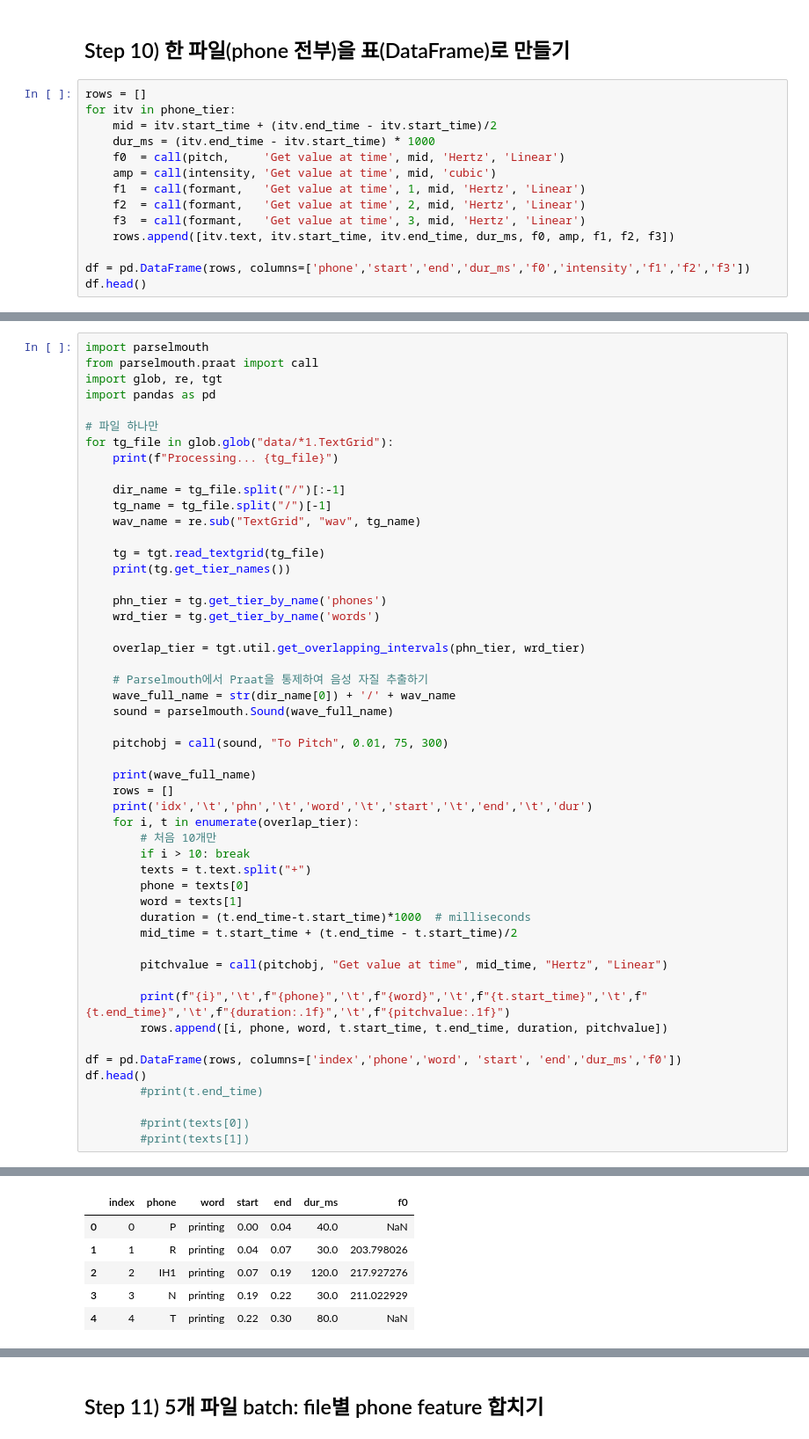
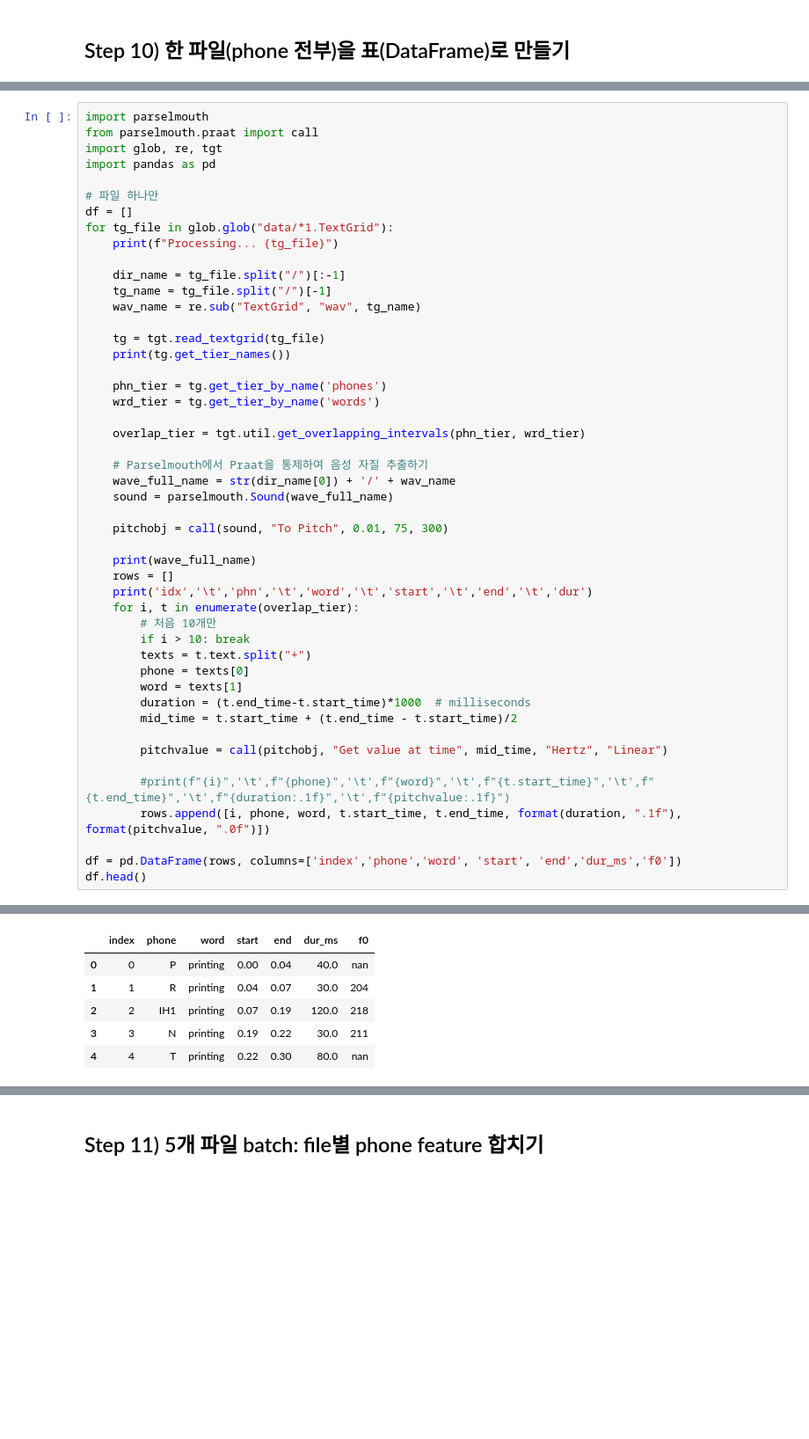
Before and after one commit to exphon/exphon2026, a Jupyter notebook: Parselmouth_Tutorial_Part_II.ipynb, the cells around one changed output, grey strips where cells are left out. Shown at 88% size. Saved outputs shown, nothing was run; the diff lists cells and outputs as text; blank space fills up the shorter version.

```diff
--- a/Parselmouth_Tutorial_Part_II.ipynb
+++ b/Parselmouth_Tutorial_Part_II.ipynb
@@ -115,16 +97,2 @@ IH0 150.0ms 178.28891382670977 76.74687010439837 524.9467947950468 2344.65054144
 # %% [markdown]
 ## Step 10) 한 파일(phone 전부)을 표(DataFrame)로 만들기
-# %%
-rows = []
-for itv in phone_tier:
-    mid = itv.start_time + (itv.end_time - itv.start_time)/2
-    dur_ms = (itv.end_time - itv.start_time) * 1000
-    f0  = call(pitch,     'Get value at time', mid, 'Hertz', 'Linear')
-    amp = call(intensity, 'Get value at time', mid, 'cubic')
-    f1  = call(formant,   'Get value at time', 1, mid, 'Hertz', 'Linear')
-    f2  = call(formant,   'Get value at time', 2, mid, 'Hertz', 'Linear')
-    f3  = call(formant,   'Get value at time', 3, mid, 'Hertz', 'Linear')
-    rows.append([itv.text, itv.start_time, itv.end_time, dur_ms, f0, amp, f1, f2, f3])
-
-df = pd.DataFrame(rows, columns=['phone','start','end','dur_ms','f0','intensity','f1','f2','f3'])
-df.head()
@@ -205,6 +164,7 @@ import glob, re, tgt
 import pandas as pd
 
 # 파일 하나만
+df = []
 for tg_file in glob.glob("data/*1.TextGrid"):
     print(f"Processing... {tg_file}")
 
@@ -240,15 +200,11 @@ for tg_file in glob.glob("data/*1.TextGrid"):
 
         pitchvalue = call(pitchobj, "Get value at time", mid_time, "Hertz", "Linear")
 
-        print(f"{i}",'\t',f"{phone}",'\t',f"{word}",'\t',f"{t.start_time}",'\t',f"{t.end_time}",'\t',f"{duration:.1f}",'\t',f"{pitchvalue:.1f}")
-        rows.append([i, phone, word, t.start_time, t.end_time, duration, pitchvalue])
+        #print(f"{i}",'\t',f"{phone}",'\t',f"{word}",'\t',f"{t.start_time}",'\t',f"{t.end_time}",'\t',f"{duration:.1f}",'\t',f"{pitchvalue:.1f}")
+        rows.append([i, phone, word, t.start_time, t.end_time, format(duration, ".1f"), format(pitchvalue, ".0f")])
 
 df = pd.DataFrame(rows, columns=['index','phone','word', 'start', 'end','dur_ms','f0'])
 df.head()
-        #print(t.end_time)
-
-        #print(texts[0])
-        #print(texts[1])
 # %% [output]
 Processing... data/LJ001-0001.TextGrid
 ['words', 'phones']
@@ -268,6 +213,6 @@ idx      phn     word    start   end     dur
 |  | index | phone | word | start | end | dur_ms | f0 |
-| 0 | 0 | P | printing | 0.00 | 0.04 | 40.0 | NaN |
-| 1 | 1 | R | printing | 0.04 | 0.07 | 30.0 | 203.798026 |
-| 2 | 2 | IH1 | printing | 0.07 | 0.19 | 120.0 | 217.927276 |
-| 3 | 3 | N | printing | 0.19 | 0.22 | 30.0 | 211.022929 |
-| 4 | 4 | T | printing | 0.22 | 0.30 | 80.0 | NaN |
+| 0 | 0 | P | printing | 0.00 | 0.04 | 40.0 | nan |
+| 1 | 1 | R | printing | 0.04 | 0.07 | 30.0 | 204 |
+| 2 | 2 | IH1 | printing | 0.07 | 0.19 | 120.0 | 218 |
+| 3 | 3 | N | printing | 0.19 | 0.22 | 30.0 | 211 |
+| 4 | 4 | T | printing | 0.22 | 0.30 | 80.0 | nan |
```
Also changed, not shown: parts of 11 cells of this notebook.
